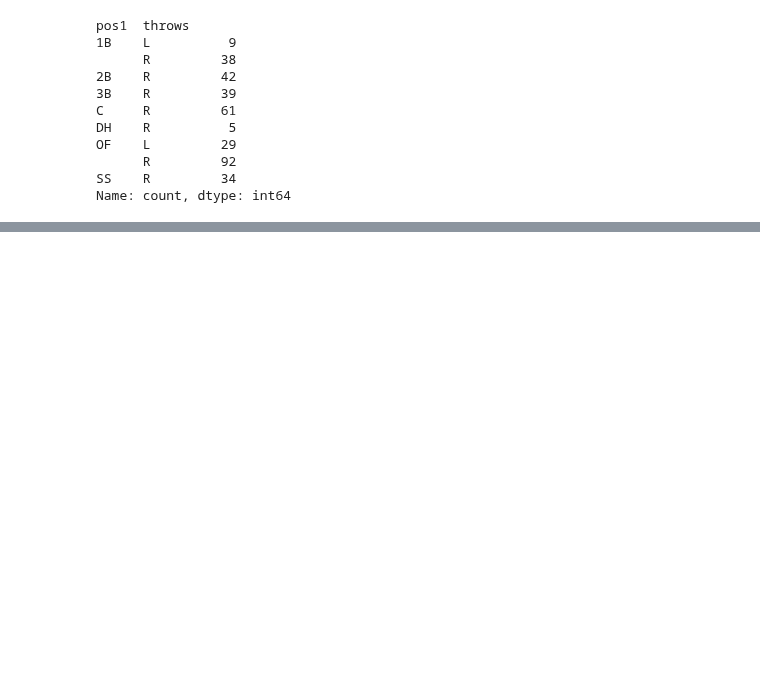
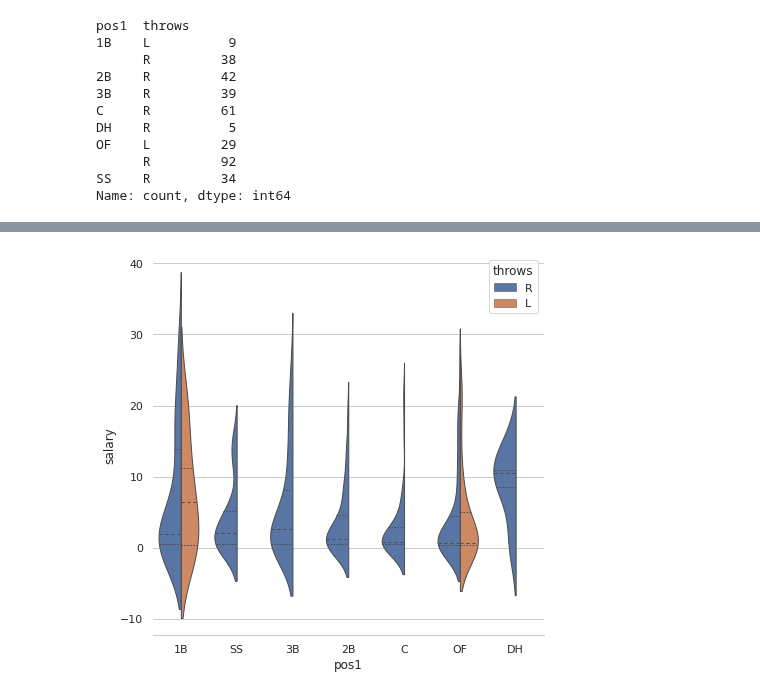
Before and after one commit to mnocerino23/MLB-Salary-Regressions, a Jupyter notebook: MLB_salaries_positionplayers_cleaned.ipynb, the cells around one changed output, grey strips where cells are left out. Saved outputs shown, nothing was run; the diff lists cells and outputs as text; code cells hidden in the pictures; blank space fills up the shorter version.

```diff
--- a/MLB_salaries_positionplayers_cleaned.ipynb
+++ b/MLB_salaries_positionplayers_cleaned.ipynb
@@ -390,0 +390,10 @@ plt.axvline(x=25)
+# %%
+#Use seaborn violin plot for a preliminary visualization of MLB salaries by position
+import seaborn as sns
+sns.set_theme(style= "whitegrid")
+ax = sns.violinplot(x = stats['pos1'], y = stats['salary'], hue = stats['throws'],
+                    split = True, inner = 'quart', linewidth = 1)
+sns.set(rc = {'figure.figsize':(7,7)})
+sns.despine(left = True)
+# %% [output]
+[figure, added]
```
Also changed, not shown: parts of 9 cells of this notebook.
